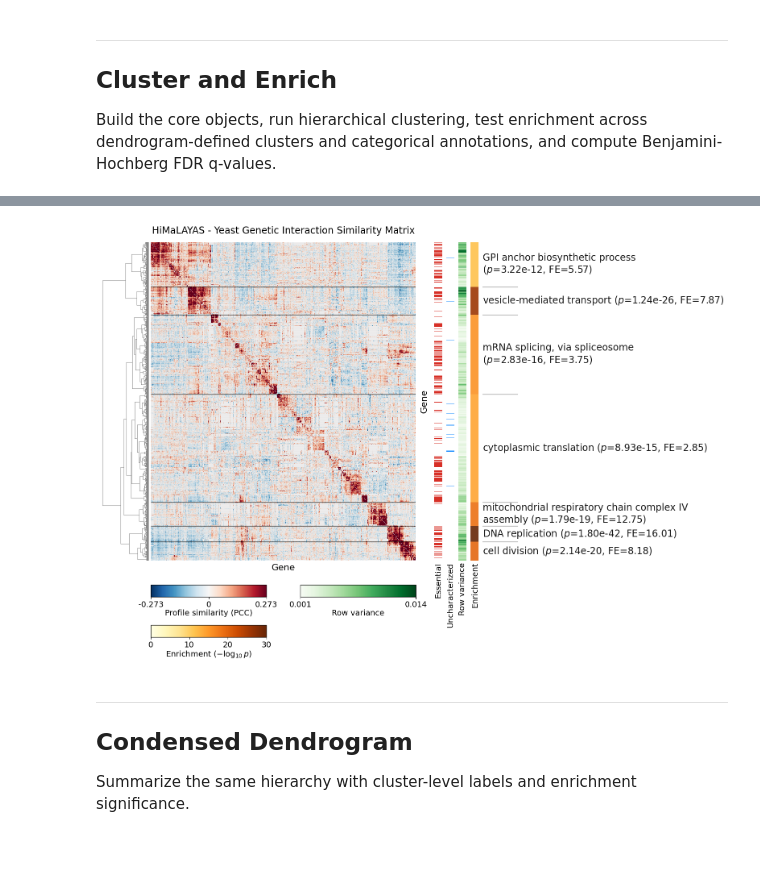
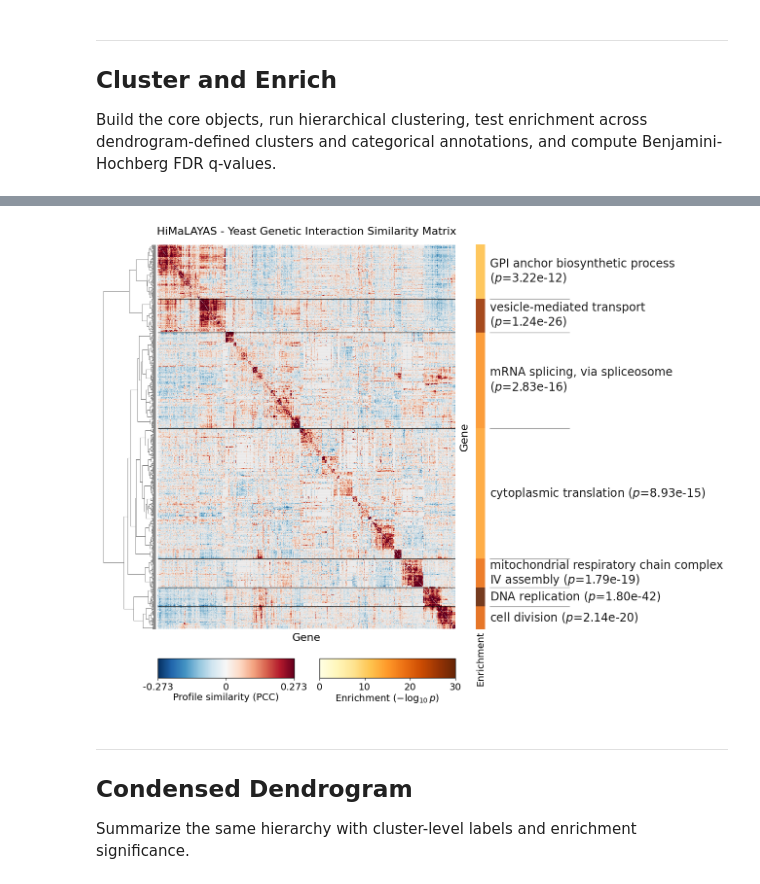
Before and after one commit to himalayas-base/himalayas-docs, a Jupyter notebook: notebooks/quickstart.ipynb, the cells around one changed output, grey strips where cells are left out. Cells and saved outputs as stored; diff of their text form; code cells hidden in the pictures; blank space fills up the shorter version.

```diff
--- a/notebooks/quickstart.ipynb
+++ b/notebooks/quickstart.ipynb
@@ -54,19 +50,19 @@ Load term-to-gene mappings from GO BP.
 # Load GO BP annotations and summarize coverage
 
 DATA_DIR = Path("data")
-GO_BP_PATH = DATA_DIR / "go_bp_name_to_orfs.json"
+GO_BP_PATH = DATA_DIR / "go_bp_name_to_genes.json"
 
 with GO_BP_PATH.open("r", encoding="utf-8") as fh:
     go_bp = json.load(fh)
 
 
-term_sizes = [len(set(orfs)) for orfs in go_bp.values()]
-all_orfs = {orf for orfs in go_bp.values() for orf in orfs}
+term_sizes = [len(set(genes)) for genes in go_bp.values()]
+all_genes = {gene for genes in go_bp.values() for gene in genes}
 
 print(f"GO BP terms loaded: {len(term_sizes):,}")
 print(f"Min term size: {min(term_sizes)}")
 print(f"Max term size: {max(term_sizes)}")
-print(f"Unique ORFs across all terms: {len(all_orfs):,}")
+print(f"Unique genes across all terms: {len(all_genes):,}")
 # %% [output]
 GO BP terms loaded: 1,095
 Min term size: 5
@@ -349,8 +157,9 @@ Render a figure using the `Plotter`.
 # %%
-# Configure and render the full plot
+# Configure and render the annotated matrix
 
 LABEL_COLOR = "black"
 BACKGROUND_COLOR = "white"
+FONT = "DejaVu Sans"
 
 vals = matrix.values
 mask = np.isfinite(vals) & (vals != 0)
@@ -358,16 +167,16 @@ vlim = float(np.percentile(np.abs(vals[mask]), 99))
 
 plotter = (
     Plotter(results_sig)
-    # Build core layout and matrix
     .set_background(color=BACKGROUND_COLOR)
     .plot_title(
         "HiMaLAYAS - Yeast Genetic Interaction Similarity Matrix",
         color=LABEL_COLOR,
-        fontsize=17,
+        font=FONT,
+        fontsize=16,
     )
     .plot_dendrogram(
         axes=[0.06, 0.16, 0.09, 0.79],
-        data_pad=0.5,
+        data_pad=0.35,
         color="#888888",
         linewidth=0.75,
     )
@@ -377,14 +186,14 @@ plotter = (
         vmin=-vlim,
         vmax=vlim,
         outer_lw=0,
-        figsize=(14, 10),
+        figsize=(13, 10),
         subplots_adjust={"left": 0.15, "right": 0.62, "bottom": 0.16, "top": 0.95},
     )
     .plot_matrix_axis_labels(
         xlabel="Gene",
         ylabel="Gene",
         fontsize=16,
-        font="DejaVu Sans",
+        font=FONT,
         color=LABEL_COLOR,
         xlabel_pad=6.0,
         ylabel_pad=0.007,
@@ -392,23 +201,20 @@ plotter = (
     .set_label_panel(
         axes=[0.62, 0.16, 0.36, 0.79],
         gutter_color=BACKGROUND_COLOR,
-        text_pad=0.02,
+        text_pad=0.012,
     )
     .plot_cluster_labels(
-        rank_by="p",  # Set rank_by="q" to rank by q-values instead.
+        rank_by="p",
         label_mode="top_term",
         max_words=24,
         wrap_text=True,
-        wrap_width=50,
+        wrap_width=40,
         overflow="wrap",
-        font="DejaVu Sans",
+        font=FONT,
         fontsize=17,
         color=LABEL_COLOR,
         skip_unlabeled=False,
-        placeholder_text="—",
-        placeholder_color="#b22222",
-        placeholder_alpha=0.6,
-        label_fields=("label", "p", "fe"),
+        label_fields=("label", "p"),
         label_prefix=None,
         boundary_color=LABEL_COLOR,
         boundary_lw=1,
@@ -420,96 +226,55 @@ plotter = (
         label_sep_lw=1,
         label_sep_alpha=0.4,
     )
-    # Set label rails and bar-label styles
-    .plot_label_bar(
-        values=gene_essential_map,
-        mode="categorical",
-        colors=gene_essential_colors,
+    .plot_cluster_bar(
+        norm=Normalize(0, 30),
+        name="sigbar",
+        title="Enrichment",
         width=0.04,
         left_pad=0.06,
-        right_pad=0.0,
-        name="essentiality",
-        title="Essential",
-    )
-    .plot_label_bar(
-        values=gene_characterization_map,
-        mode="categorical",
-        colors=gene_characterization_colors,
-        width=0.04,
-        left_pad=0.02,
-        right_pad=0.0,
-        name="characterization",
-        title="Uncharacterized",
-    )
-    .plot_label_bar(
-        values=row_variance_map,
-        mode="continuous",
-        cmap="Greens",
-        vmin=row_variance_min,
-        vmax=row_variance_max,
-        width=0.04,
-        left_pad=0.02,
-        right_pad=0.0,
-        name="row_variance",
-        title="Row variance",
-    )
-    .plot_cluster_bar(
-        norm=Normalize(0, 30),
-        width=0.04,
-        left_pad=0.02,
-        right_pad=0.00,
-        name="sigbar",
-        title="Enrichment",
+        right_pad=0.01,
     )
     .plot_bar_labels(
-        font="DejaVu Sans",
+        font=FONT,
         fontsize=14,
         color=LABEL_COLOR,
         pad=4,
         rotation=90,
     )
-    .set_label_track_order(("essentiality", "characterization", "row_variance", "sigbar"))
-    # Set legend style
     .add_colorbar(
         name="matrix",
         cmap="RdBu_r",
         norm=Normalize(-vlim, vlim),
         label="Profile similarity (PCC)",
         ticks=[-vlim, 0, vlim],
-    )
-    .add_colorbar(
-        name="row_variance",
-        cmap="Greens",
-        norm=Normalize(row_variance_min, row_variance_max),
-        label="Row variance",
-        ticks=[row_variance_min, row_variance_max],
     )
     .add_colorbar(
         name="enrichment",
         cmap="YlOrBr",
         norm=Normalize(0, 30),
         label=r"Enrichment ($-\log_{10}p$)",
         ticks=[0, 10, 20, 30],
     )
     .plot_colorbars(
         ncols=2,
-        height=0.13,
+        height=0.04,
         gap=0.06,
-        hpad=0.06,
-        vpad=0.07,
+        label_pad=2.0,
+        hpad=0.04,
+        vpad=0.00,
         fontsize=14,
-        font="DejaVu Sans",
+        font=FONT,
         color=LABEL_COLOR,
         border_color=LABEL_COLOR,
         border_width=1.0,
         border_alpha=0.9,
         tick_decimals=3,
     )
 )
 
 plotter.show()
 # %% [output]
-[figure, old version]
+[figure, new version]
 # %% [markdown]
 ---
 
```
Also changed, not shown: parts of 16 cells of this notebook.
